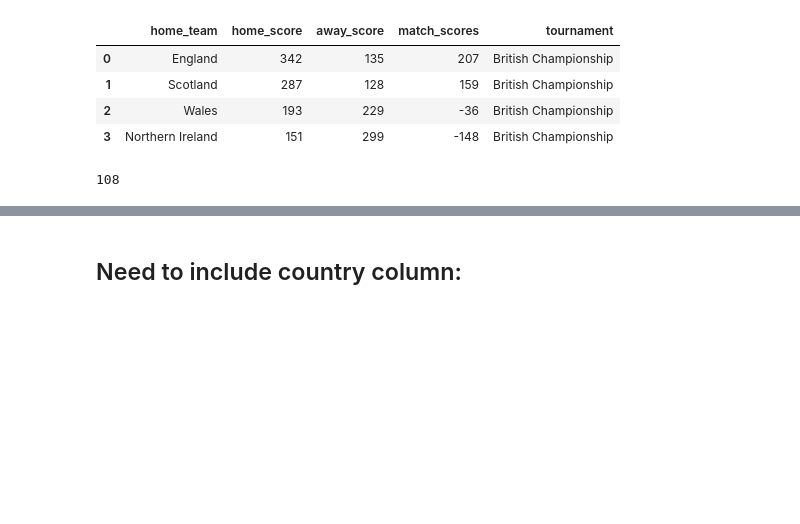
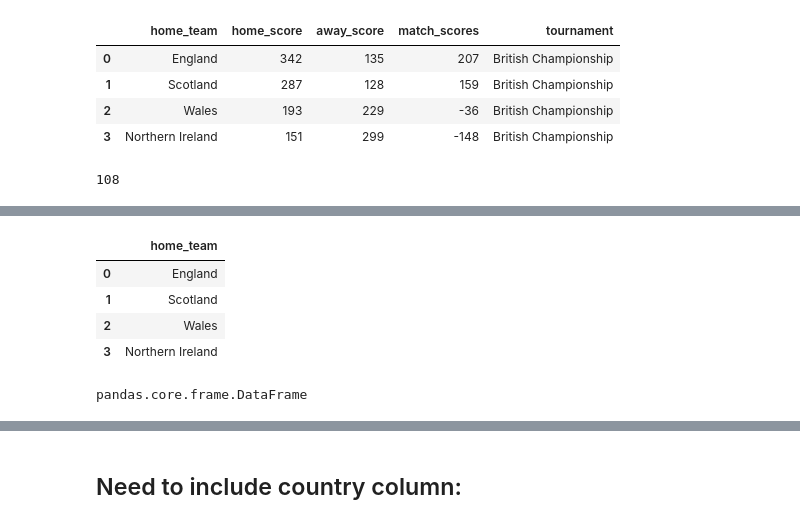
Before and after one commit to ylee9107/Visual-Analytics-Project-1---footballResults, a Jupyter notebook: Python files/Football_Task1._v2.ipynb, the cells around one changed output, grey strips where cells are left out. Saved outputs shown, nothing was run; the diff lists cells and outputs as text; code cells hidden in the pictures; blank space fills up the shorter version.

```diff
--- a/Python files/Football_Task1._v2.ipynb
+++ b/Python files/Football_Task1._v2.ipynb
@@ -637,0 +598,12 @@ Text(0.5, 0.98, 'Top 5 Ranking Teams in each Tournament')
+# %%
+data_football_tournamentTypes_rankedTop5[0][['home_team']]
+# %% [output]
+|  | home_team |
+| 0 | England |
+| 1 | Scotland |
+| 2 | Wales |
+| 3 | Northern Ireland |
+# %%
+type(data_football_tournamentTypes_rankedTop5[0][['home_team']])
+# %% [output]
+pandas.core.frame.DataFrame
```
Also changed, not shown: parts of 37 cells of this notebook.
